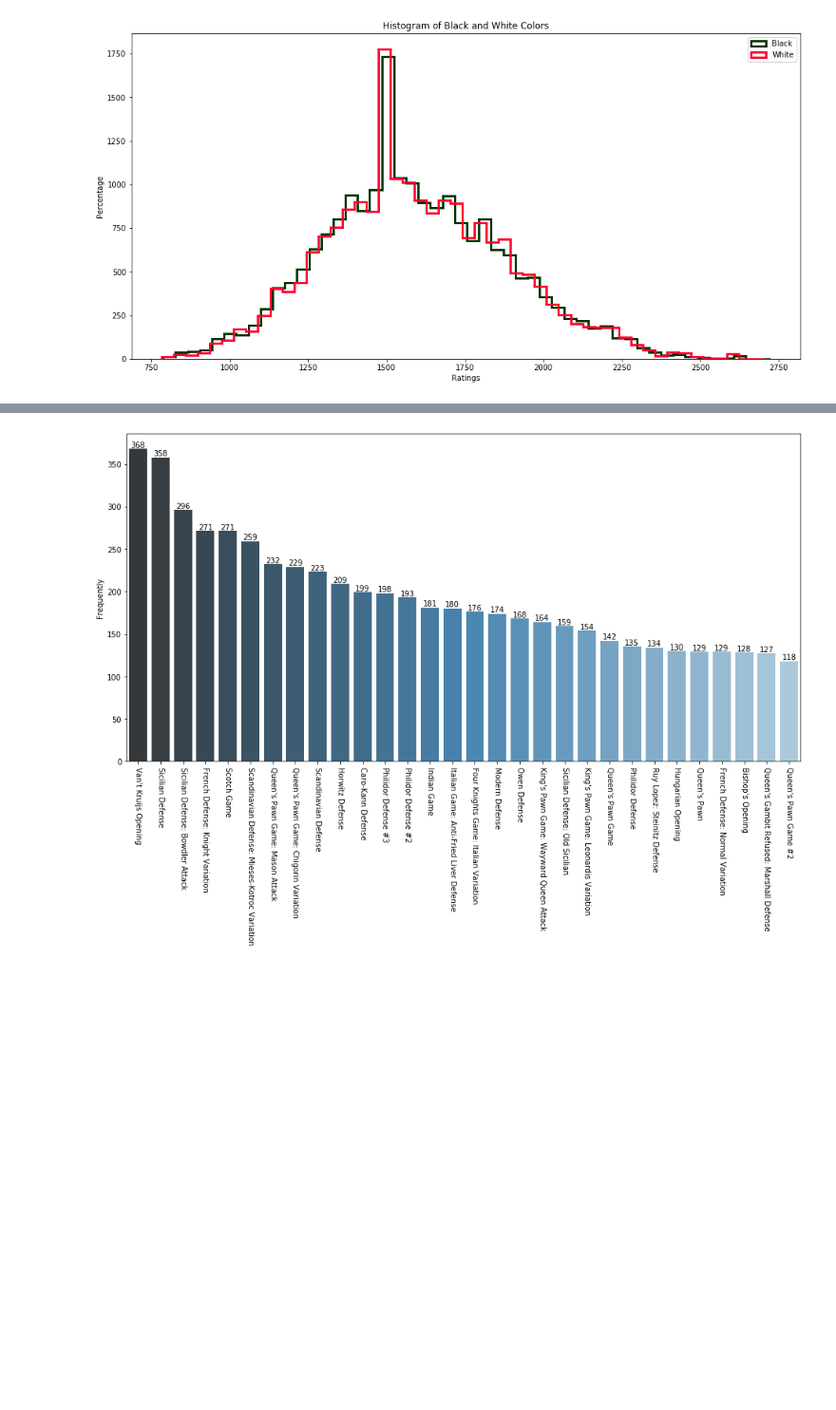
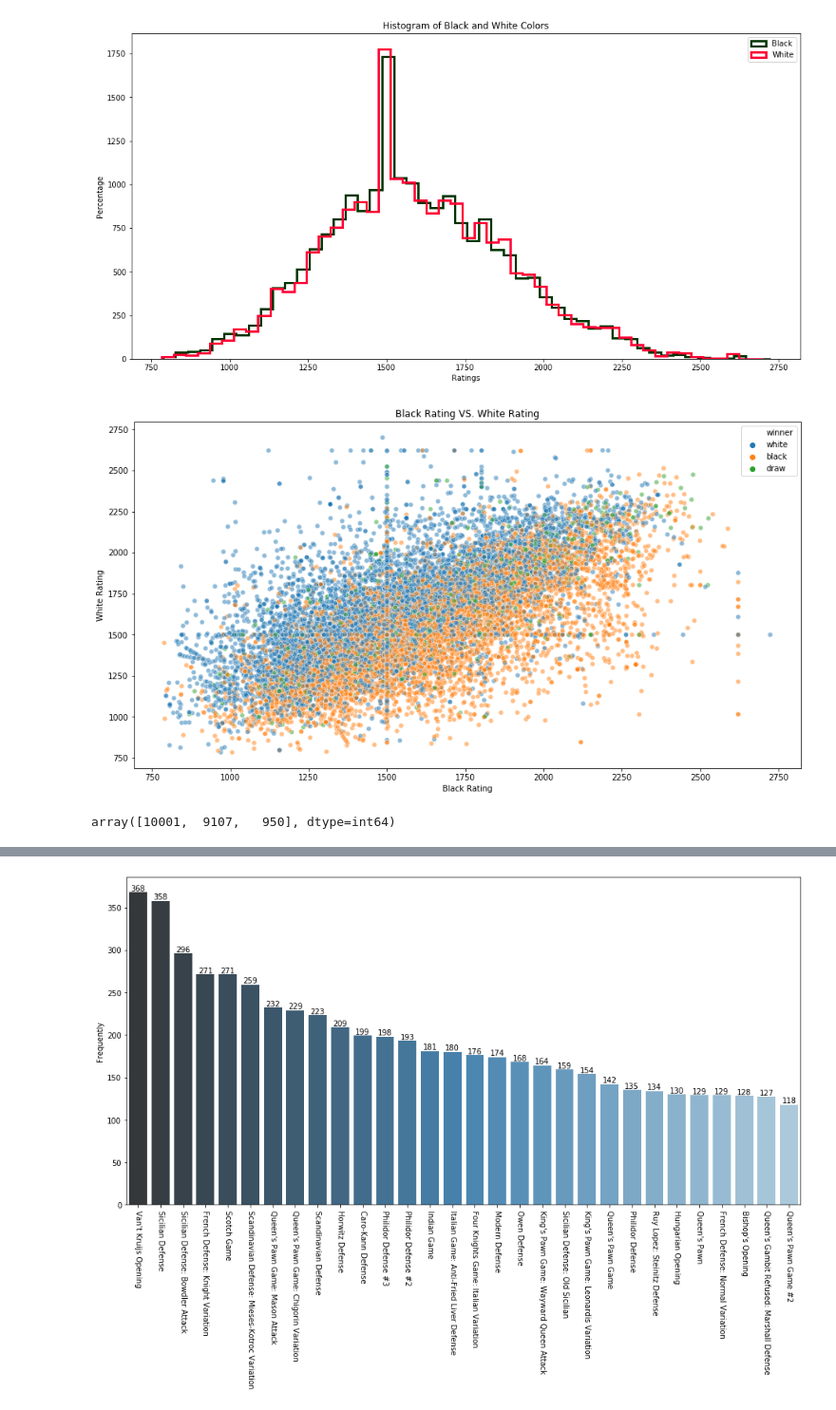
Before and after one commit to SoroushGhaderi/Lichess_Data_Analysis, a Jupyter notebook: Chess_Data_Analysis.ipynb, the cells around one changed output, grey strips where cells are left out. Shown at 95% size. Drawn from its saved outputs; the diff is of its cells as text; code cells hidden in the pictures; blank space fills up the shorter version.

```diff
--- a/Chess_Data_Analysis.ipynb
+++ b/Chess_Data_Analysis.ipynb
@@ -94,3 +94,16 @@ plt.title("Histogram of Black and White Colors")
 plt.show()
 # %% [output]
 [figure]
+# %%
+plt.figure(figsize= (15, 8))
+sns.scatterplot(x= "black_rating", y= "white_rating", data= chess, hue= "winner", alpha= .5)
+plt.xlabel("Black Rating")
+plt.ylabel("White Rating")
+plt.title("Black Rating VS. White Rating")
+plt.show()
+# %% [output]
+[figure, added]
+# %%
+chess["winner"].value_counts().values
+# %% [output]
+array([10001,  9107,   950], dtype=int64)
```
Also changed, not shown: parts of 6 cells of this notebook.
